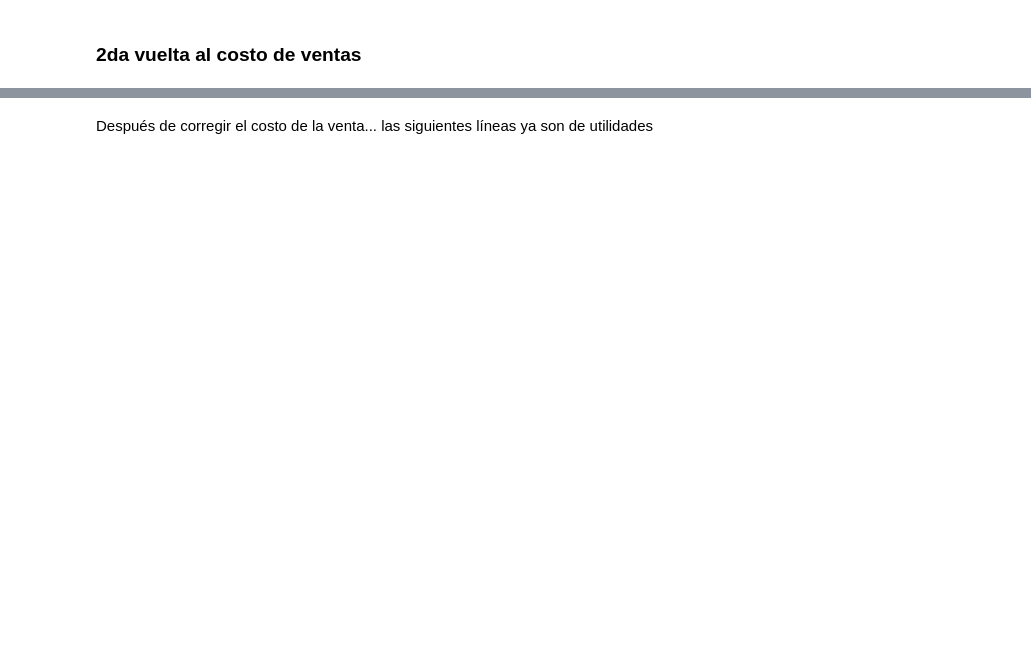
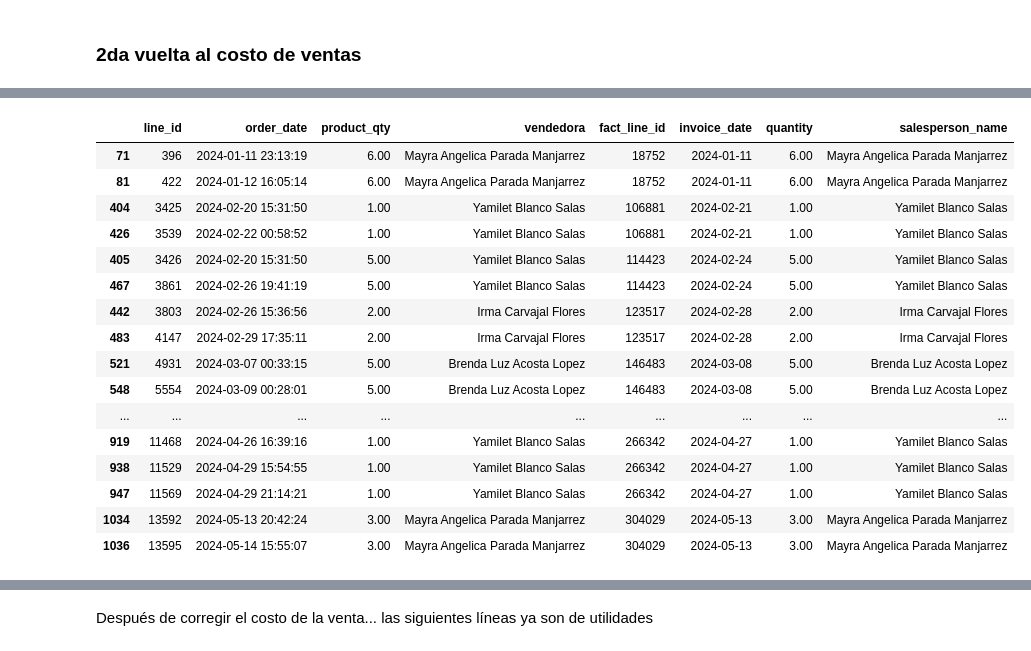
Before and after one commit to ecostichp/odoo_comisiones, a Jupyter notebook: comisiones/algoritmos/algoritmo_costo_de_venta_func.ipynb, the cells around one changed output, grey strips where cells are left out. Drawn from its saved outputs; the diff is of its cells as text; code cells hidden in the pictures; blank space fills up the shorter version.

```diff
--- a/comisiones/algoritmos/algoritmo_costo_de_venta_func.ipynb
+++ b/comisiones/algoritmos/algoritmo_costo_de_venta_func.ipynb
@@ -190,4 +203,6 @@ ventas_año_diff = ventas_año[~ventas_año['product_id'].isin(prod_varios_prov_
 v = pd.concat([ventas_año_diff, ventas_prod_varios_prov]).sort_values(by='invoice_date')
 # %% [markdown]
 ### 2da vuelta al costo de ventas
+# %%
+compras_prod_varios_prov_odoo = compras_prod_varios_prov[~compras_prod_varios_prov['line_id'].isna()]
 # %%
@@ -211,0 +224,23 @@ compras_costo_venta_prod_varios_prov = (
+# %%
+compras_costo_venta_prod_varios_prov = (
+    pd.merge_asof(
+        left = compras_prod_varios_prov_odoo.sort_values('order_date'),
+        right = ventas_prod_varios_prov.sort_values('invoice_date'),
+
+        left_by = ['product_id_pp', 'vendedora', 'product_qty'],
+        right_by = ['product_id', 'salesperson_name', 'quantity'],
+
+        left_on = 'order_date',
+        right_on = 'invoice_date',
+
+        tolerance = pd.Timedelta(days=5),
+
+        direction = 'nearest')
+)
+
+ids_fact_line_repetidas = compras_costo_venta_prod_varios_prov.loc[(~compras_costo_venta_prod_varios_prov['fact_line_id'].isna()) & (compras_costo_venta_prod_varios_prov['fact_line_id'].duplicated()), 'fact_line_id']
+ids_order_line_con_ids_fact_line_repetidas = compras_costo_venta_prod_varios_prov.loc[compras_costo_venta_prod_varios_prov['fact_line_id'].isin(ids_fact_line_repetidas), 'line_id']
+costo_ventas_2da_vuelta_merge1 = compras_costo_venta_prod_varios_prov.loc[(~compras_costo_venta_prod_varios_prov['fact_line_id'].isna()) & (~compras_costo_venta_prod_varios_prov['line_id'].isin(ids_order_line_con_ids_fact_line_repetidas)), ['fact_line_id', 'line_id']]
+
+ventas_prod_varios_prov_after_merge1 = ventas_prod_varios_prov.loc[~ventas_prod_varios_prov['fact_line_id'].isin(costo_ventas_2da_vuelta_merge1['fact_line_id'])]
+compras_prod_varios_prov_odoo_after_merge1 = compras_prod_varios_prov_odoo.loc[~compras_prod_varios_prov_odoo['line_id'].isin(costo_ventas_2da_vuelta_merge1['line_id'])]
@@ -211,0 +280,4 @@ compras_costo_venta_prod_varios_prov = (
+# %%
+#Sólo para explicación, borrar
+ids_fact_line_repetidas = compras_costo_venta_prod_varios_prov.loc[(~compras_costo_venta_prod_varios_prov['fact_line_id'].isna()) & (compras_costo_venta_prod_varios_prov['fact_line_id'].duplicated()), 'fact_line_id']
+ids_fact_line_repetidas
@@ -211,0 +299,4 @@ compras_costo_venta_prod_varios_prov = (
+# %%
+#Sólo para explicación, borrar
+ids_order_line_con_ids_fact_line_repetidas = compras_costo_venta_prod_varios_prov.loc[compras_costo_venta_prod_varios_prov['fact_line_id'].isin(ids_fact_line_repetidas), 'line_id']
+ids_order_line_con_ids_fact_line_repetidas
@@ -211,0 +321,23 @@ compras_costo_venta_prod_varios_prov = (
+# %%
+#Sólo para explicación, borrar
+cols_show = ['line_id', 'order_date', 'product_qty','vendedora',
+             'fact_line_id', 'invoice_date', 'quantity', 'salesperson_name']
+compras_costo_venta_prod_varios_prov.loc[(~compras_costo_venta_prod_varios_prov['fact_line_id'].isna()) & (compras_costo_venta_prod_varios_prov['line_id'].isin(ids_order_line_con_ids_fact_line_repetidas)), cols_show].sort_values(by='fact_line_id')
+# %% [output]
+|  | line_id | order_date | product_qty | vendedora | fact_line_id | invoice_date | quantity | salesperson_name |
+| 71 | 396 | 2024-01-11 23:13:19 | 6.00 | Mayra Angelica Parada Manjarrez | 18752 | 2024-01-11 | 6.00 | Mayra Angelica Parada Manjarrez |
+| 81 | 422 | 2024-01-12 16:05:14 | 6.00 | Mayra Angelica Parada Manjarrez | 18752 | 2024-01-11 | 6.00 | Mayra Angelica Parada Manjarrez |
+| 404 | 3425 | 2024-02-20 15:31:50 | 1.00 | Yamilet Blanco Salas | 106881 | 2024-02-21 | 1.00 | Yamilet Blanco Salas |
+| 426 | 3539 | 2024-02-22 00:58:52 | 1.00 | Yamilet Blanco Salas | 106881 | 2024-02-21 | 1.00 | Yamilet Blanco Salas |
+| 405 | 3426 | 2024-02-20 15:31:50 | 5.00 | Yamilet Blanco Salas | 114423 | 2024-02-24 | 5.00 | Yamilet Blanco Salas |
+| 467 | 3861 | 2024-02-26 19:41:19 | 5.00 | Yamilet Blanco Salas | 114423 | 2024-02-24 | 5.00 | Yamilet Blanco Salas |
+| 442 | 3803 | 2024-02-26 15:36:56 | 2.00 | Irma Carvajal Flores | 123517 | 2024-02-28 | 2.00 | Irma Carvajal Flores |
+| 483 | 4147 | 2024-02-29 17:35:11 | 2.00 | Irma Carvajal Flores | 123517 | 2024-02-28 | 2.00 | Irma Carvajal Flores |
+| 521 | 4931 | 2024-03-07 00:33:15 | 5.00 | Brenda Luz Acosta Lopez | 146483 | 2024-03-08 | 5.00 | Brenda Luz Acosta Lopez |
+| 548 | 5554 | 2024-03-09 00:28:01 | 5.00 | Brenda Luz Acosta Lopez | 146483 | 2024-03-08 | 5.00 | Brenda Luz Acosta Lopez |
+| ... | ... | ... | ... | ... | ... | ... | ... | ... |
+| 919 | 11468 | 2024-04-26 16:39:16 | 1.00 | Yamilet Blanco Salas | 266342 | 2024-04-27 | 1.00 | Yamilet Blanco Salas |
+| 938 | 11529 | 2024-04-29 15:54:55 | 1.00 | Yamilet Blanco Salas | 266342 | 2024-04-27 | 1.00 | Yamilet Blanco Salas |
+| 947 | 11569 | 2024-04-29 21:14:21 | 1.00 | Yamilet Blanco Salas | 266342 | 2024-04-27 | 1.00 | Yamilet Blanco Salas |
+| 1034 | 13592 | 2024-05-13 20:42:24 | 3.00 | Mayra Angelica Parada Manjarrez | 304029 | 2024-05-13 | 3.00 | Mayra Angelica Parada Manjarrez |
+| 1036 | 13595 | 2024-05-14 15:55:07 | 3.00 | Mayra Angelica Parada Manjarrez | 304029 | 2024-05-13 | 3.00 | Mayra Angelica Parada Manjarrez |
```
Also changed, not shown: parts of 20 cells of this notebook, 3 other files.
